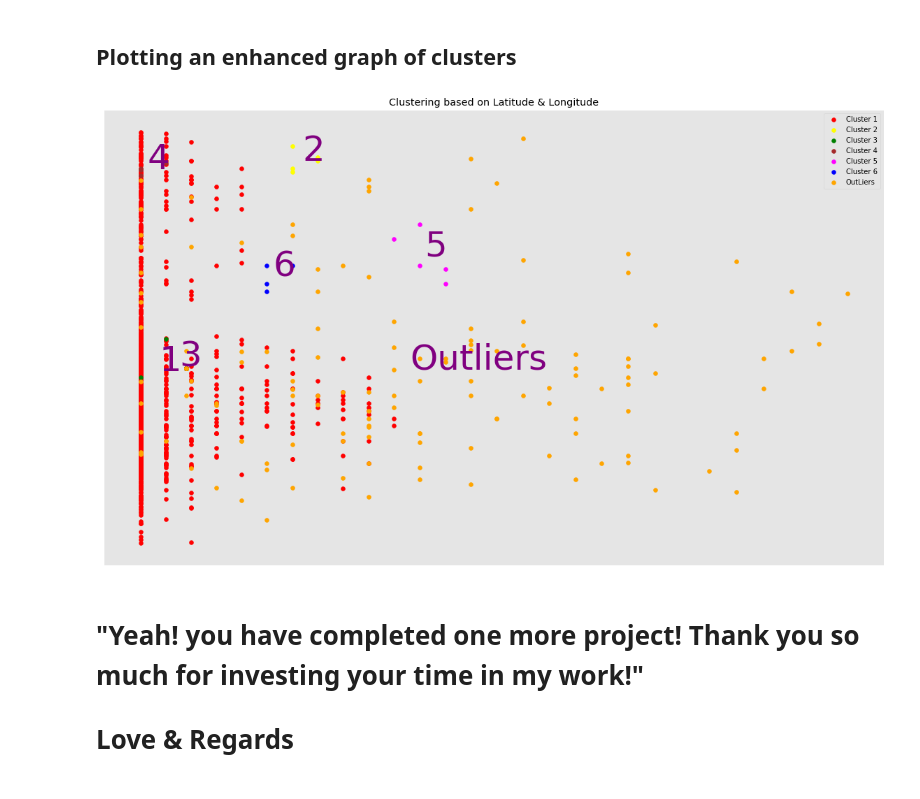
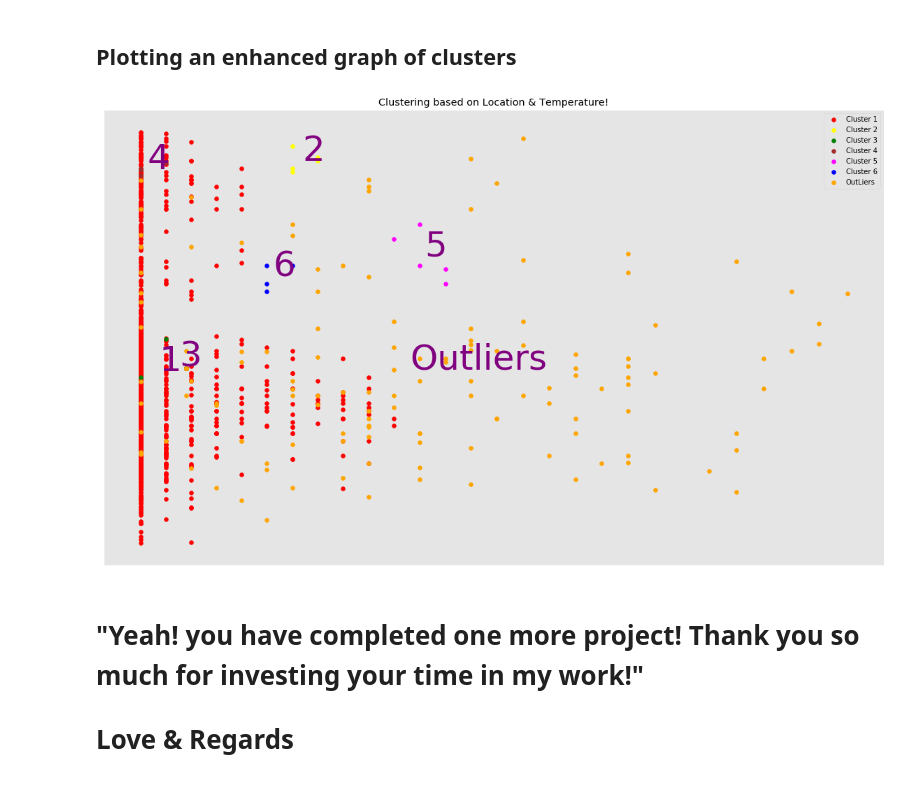
Before and after one commit to HarshitDawar55/Machine_And_Deep_Learning, a Jupyter notebook: Projects/Machine_Learning_Projects/Density_Based_Clustering_Weather_Dataset/DBSCAN on Weather Dataset!.ipynb, the cells around one changed output. Cells and saved outputs as stored; diff of their text form; code cells hidden in the pictures.

Commit message:
Density based custering of the Weather Data!

```diff
--- a/Projects/Machine_Learning_Projects/Density_Based_Clustering_Weather_Dataset/DBSCAN on Weather Dataset!.ipynb
+++ b/Projects/Machine_Learning_Projects/Density_Based_Clustering_Weather_Dataset/DBSCAN on Weather Dataset!.ipynb
@@ -622,35 +622,35 @@ plt.scatter(ClusterData2[labels == 5, 0],
 
 center_of_x = ClusterData2[labels == 5, 0].mean()
 center_of_y = ClusterData2[labels == 5, 1].mean()
 
 plt.text(center_of_x,
          center_of_y,
         "6",
         fontsize = 50,
         color = "Purple")
 
 # Plotting Outliers cluster
 plt.scatter(ClusterData2[labels == -1, 0],
             ClusterData2[labels == -1, 1],
             c = "orange",
            label = "OutLiers")
 
 center_of_x = ClusterData2[labels == -1, 0].mean()
 center_of_y = ClusterData2[labels == -1, 1].mean()
 
 plt.text(center_of_x,
          center_of_y,
         "Outliers",
         fontsize = 50,
         color = "Purple")
 
 plt.legend()
-plt.title("Clustering based on Latitude & Longitude")
+plt.title("Clustering based on Location & Temperature!")
 plt.xticks([])
 plt.yticks([])
 plt.show()
 # %% [output]
-[figure, old version]
+[figure, new version]
 # %% [markdown]
 # "Yeah! you have completed one more project! Thank you so much for investing your time in my work!"
 # Love & Regards
```
